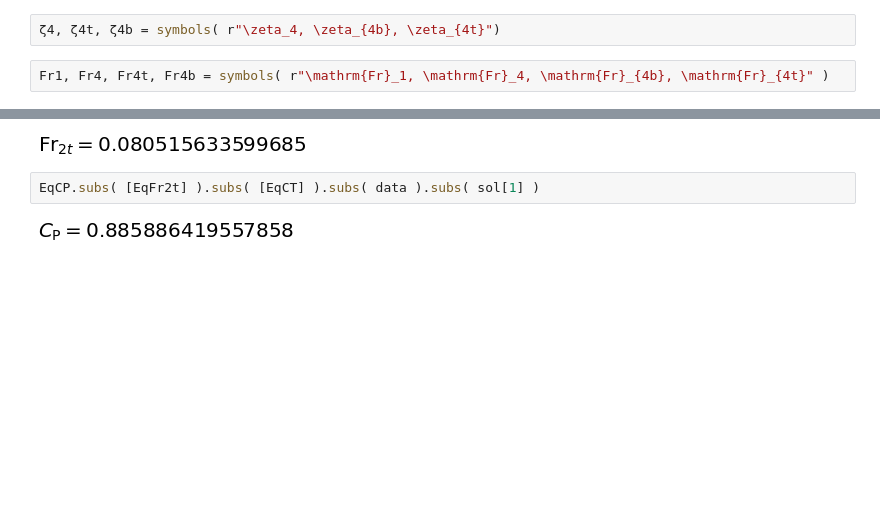
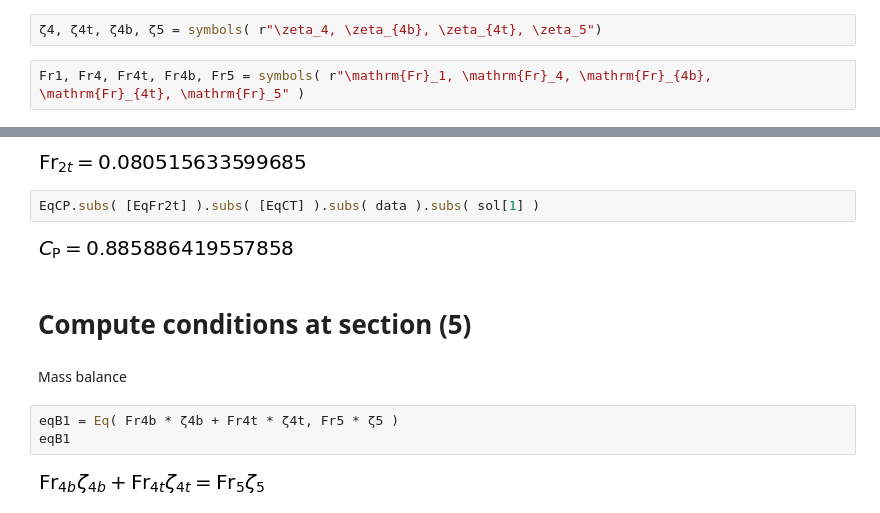
Before and after one commit to Pselae/MCTE_2020_2021, a Jupyter notebook: DiskActuator/Problem1.ipynb, the cells around one changed output, grey strips where cells are left out. Drawn from its saved outputs; the diff is of its cells as text; blank space fills up the shorter version.

```diff
--- a/DiskActuator/Problem1.ipynb
+++ b/DiskActuator/Problem1.ipynb
@@ -11,7 +11,7 @@ Define the variables of the problem
 # %%
-ζ4, ζ4t, ζ4b = symbols( r"\zeta_4, \zeta_{4b}, \zeta_{4t}")
+ζ4, ζ4t, ζ4b, ζ5 = symbols( r"\zeta_4, \zeta_{4b}, \zeta_{4t}, \zeta_5")
 # %%
-Fr1, Fr4, Fr4t, Fr4b = symbols( r"\mathrm{Fr}_1, \mathrm{Fr}_4, \mathrm{Fr}_{4b}, \mathrm{Fr}_{4t}" )
+Fr1, Fr4, Fr4t, Fr4b, Fr5 = symbols( r"\mathrm{Fr}_1, \mathrm{Fr}_4, \mathrm{Fr}_{4b}, \mathrm{Fr}_{4t}, \mathrm{Fr}_5" )
 # %%
 B = symbols( "B")
 # %% [markdown]
@@ -74,3 +74,12 @@ EqFr2t.subs( data ).subs( sol[1] )
 EqCP.subs( [EqFr2t] ).subs( [EqCT] ).subs( data ).subs( sol[1] )
 # %% [output]
 [figure]
+# %% [markdown]
+# Compute conditions at section (5)
+# %% [markdown]
+Mass balance
+# %%
+eqB1 = Eq( Fr4b * ζ4b + Fr4t * ζ4t, Fr5 * ζ5 )
+eqB1
+# %% [output]
+[figure, added]
```
Also changed, not shown: parts of 10 cells of this notebook.
